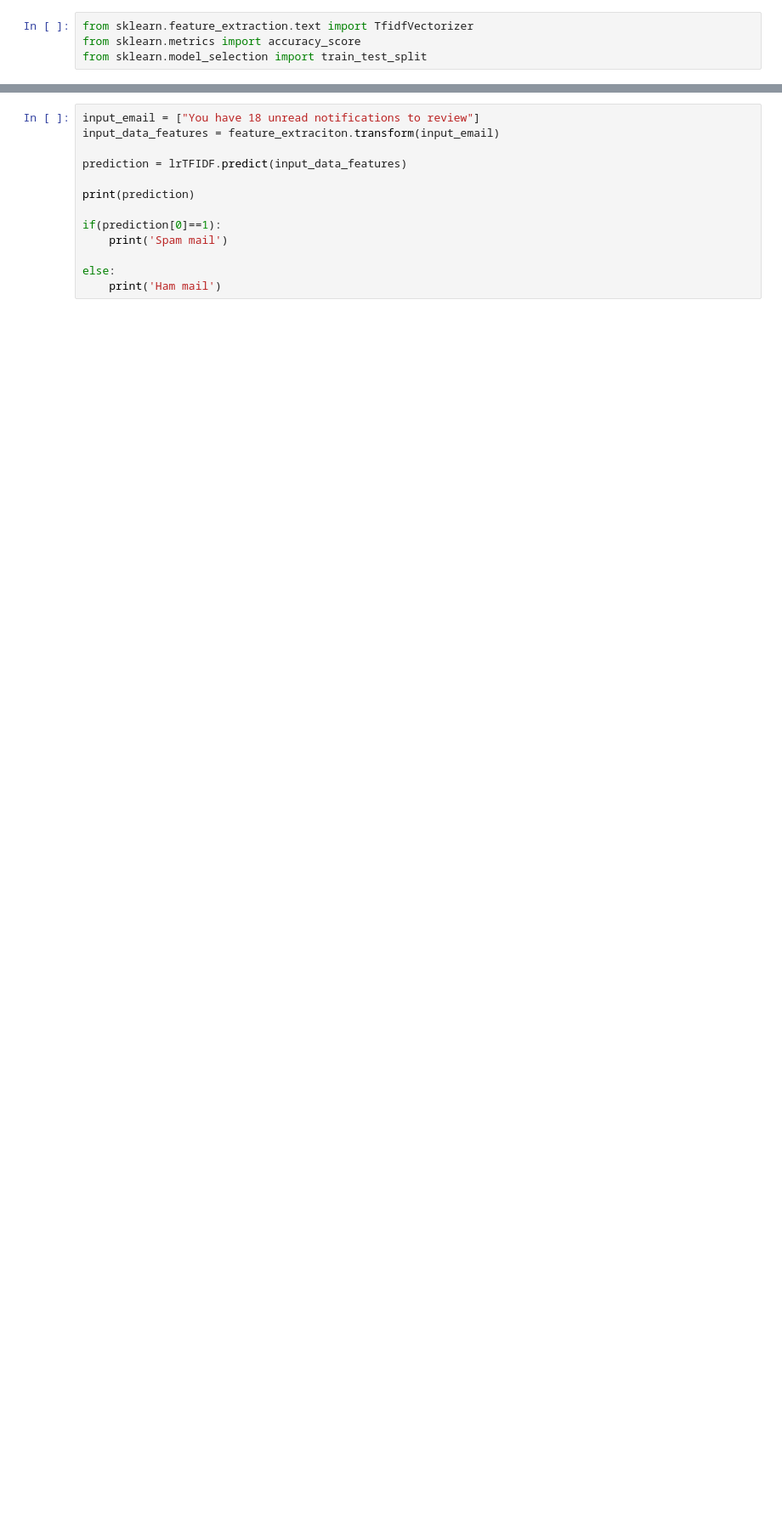
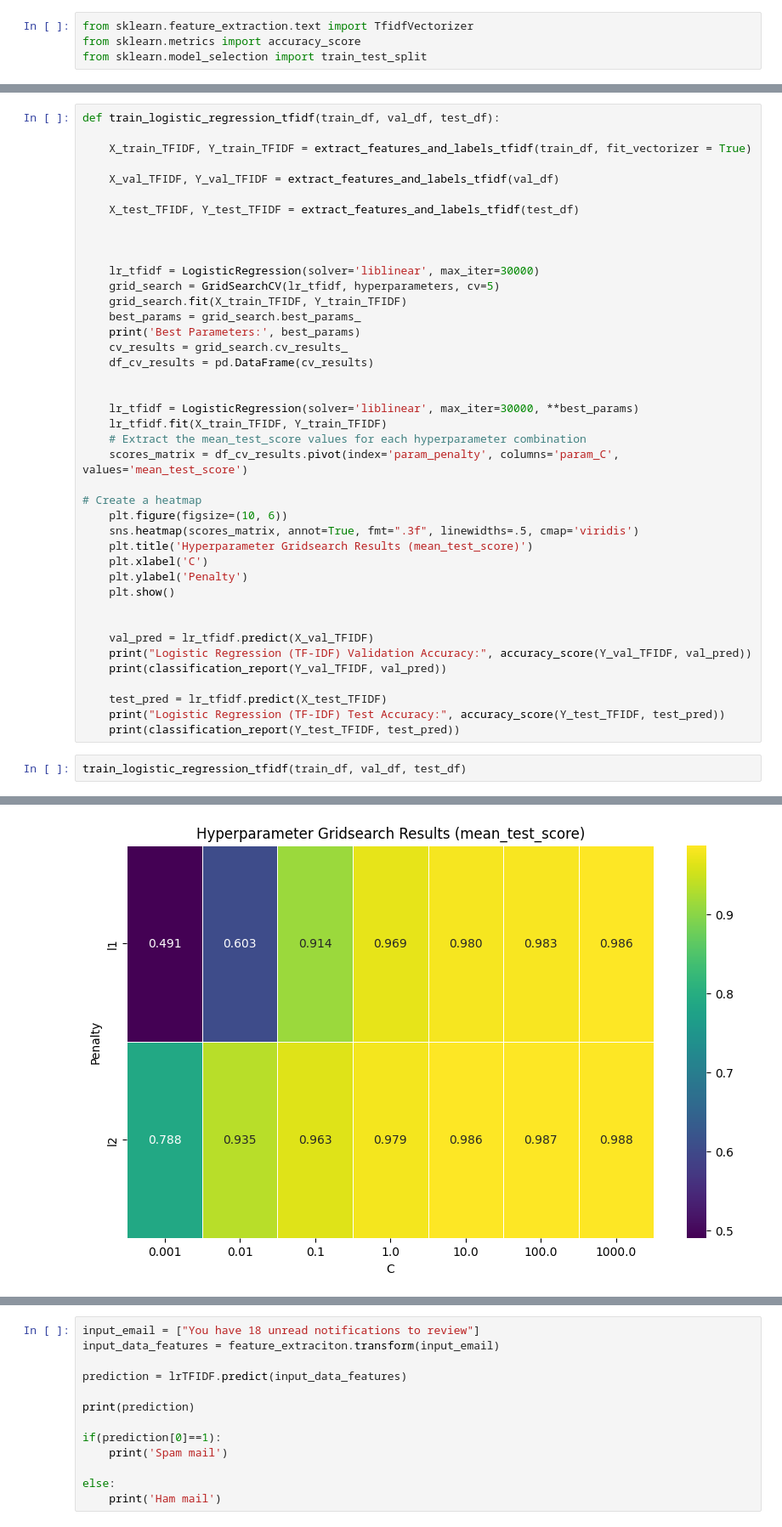
Before and after one commit to nadamdawoud/PROJECTCLASSIFICATION, a Jupyter notebook: main.ipynb, the cells around one changed output, grey strips where cells are left out. Shown at 85% size. Saved outputs shown, nothing was run; the diff lists cells and outputs as text; blank space fills up the shorter version.

```diff
--- a/main.ipynb
+++ b/main.ipynb
@@ -346,0 +663,44 @@ print('accuracy on training data: ', accuracy_test_data)
+# %%
+def train_logistic_regression_tfidf(train_df, val_df, test_df):
+
+    X_train_TFIDF, Y_train_TFIDF = extract_features_and_labels_tfidf(train_df, fit_vectorizer = True)
+
+    X_val_TFIDF, Y_val_TFIDF = extract_features_and_labels_tfidf(val_df)
+
+    X_test_TFIDF, Y_test_TFIDF = extract_features_and_labels_tfidf(test_df)
+
+
+
+    lr_tfidf = LogisticRegression(solver='liblinear', max_iter=30000)
+    grid_search = GridSearchCV(lr_tfidf, hyperparameters, cv=5)
+    grid_search.fit(X_train_TFIDF, Y_train_TFIDF)
+    best_params = grid_search.best_params_
+    print('Best Parameters:', best_params)
+    cv_results = grid_search.cv_results_
+    df_cv_results = pd.DataFrame(cv_results)
+
+
+    lr_tfidf = LogisticRegression(solver='liblinear', max_iter=30000, **best_params)
+    lr_tfidf.fit(X_train_TFIDF, Y_train_TFIDF)
+    # Extract the mean_test_score values for each hyperparameter combination
+    scores_matrix = df_cv_results.pivot(index='param_penalty', columns='param_C', values='mean_test_score')
+
+# Create a heatmap
+    plt.figure(figsize=(10, 6))
+    sns.heatmap(scores_matrix, annot=True, fmt=".3f", linewidths=.5, cmap='viridis')
+    plt.title('Hyperparameter Gridsearch Results (mean_test_score)')
+    plt.xlabel('C')
+    plt.ylabel('Penalty')
+    plt.show()
+
+
+    val_pred = lr_tfidf.predict(X_val_TFIDF)
+    print("Logistic Regression (TF-IDF) Validation Accuracy:", accuracy_score(Y_val_TFIDF, val_pred))
+    print(classification_report(Y_val_TFIDF, val_pred))
+
+    test_pred = lr_tfidf.predict(X_test_TFIDF)
+    print("Logistic Regression (TF-IDF) Test Accuracy:", accuracy_score(Y_test_TFIDF, test_pred))
+    print(classification_report(Y_test_TFIDF, test_pred))
+# %%
+train_logistic_regression_tfidf(train_df, val_df, test_df)
+# %% [output]
@@ -346,0 +708 @@ print('accuracy on training data: ', accuracy_test_data)
+[figure, added]
```
Also changed, not shown: parts of 34 cells of this notebook.
